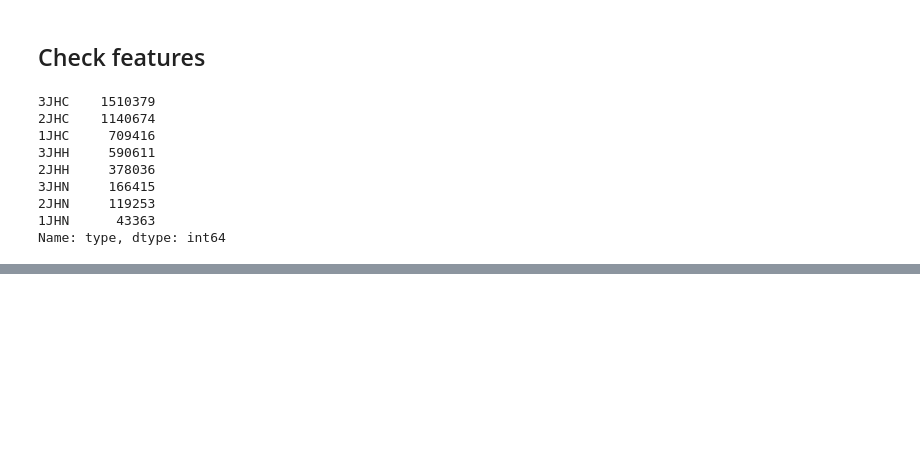
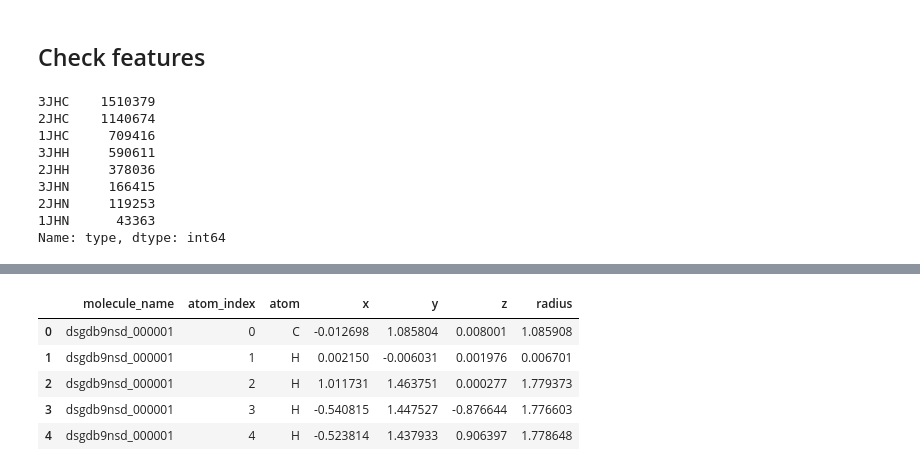
Before and after one commit to CesareGao/molecule_property_prediction, a Jupyter notebook: data_exploring.ipynb, the cells around one changed output, grey strips where cells are left out. Drawn from its saved outputs; the diff is of its cells as text; code cells hidden in the pictures; blank space fills up the shorter version.

```diff
--- a/data_exploring.ipynb
+++ b/data_exploring.ipynb
@@ -117,0 +117,12 @@ axs[1].hist(train_df.scalar_coupling_constant,bins=200)
+# %%
+def count_radius(row):
+    return np.sqrt(row.x**2 + row.y**2 + row.z**2)
+struc["radius"] = struc.apply(count_radius,axis=1)
+struc.head()
+# %% [output]
+|  | molecule_name | atom_index | atom | x | y | z | radius |
+| 0 | dsgdb9nsd_000001 | 0 | C | -0.012698 | 1.085804 | 0.008001 | 1.085908 |
+| 1 | dsgdb9nsd_000001 | 1 | H | 0.002150 | -0.006031 | 0.001976 | 0.006701 |
+| 2 | dsgdb9nsd_000001 | 2 | H | 1.011731 | 1.463751 | 0.000277 | 1.779373 |
+| 3 | dsgdb9nsd_000001 | 3 | H | -0.540815 | 1.447527 | -0.876644 | 1.776603 |
+| 4 | dsgdb9nsd_000001 | 4 | H | -0.523814 | 1.437933 | 0.906397 | 1.778648 |
```
Also changed, not shown: parts of 2 cells of this notebook.
